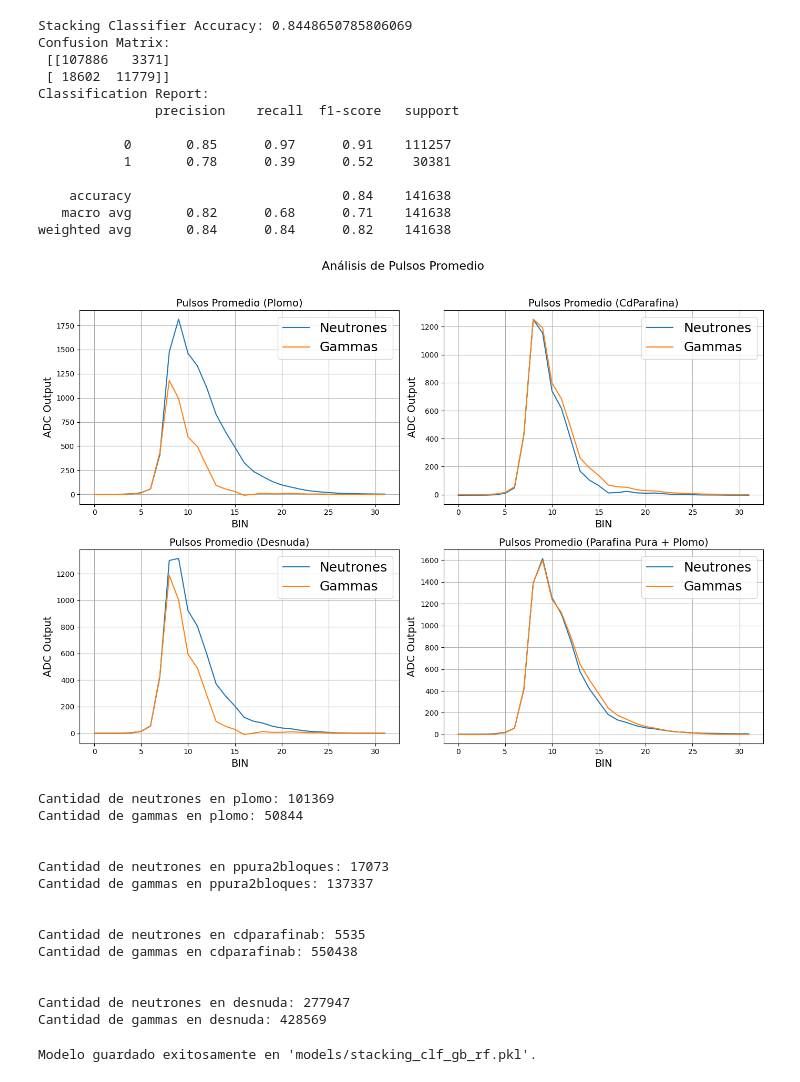
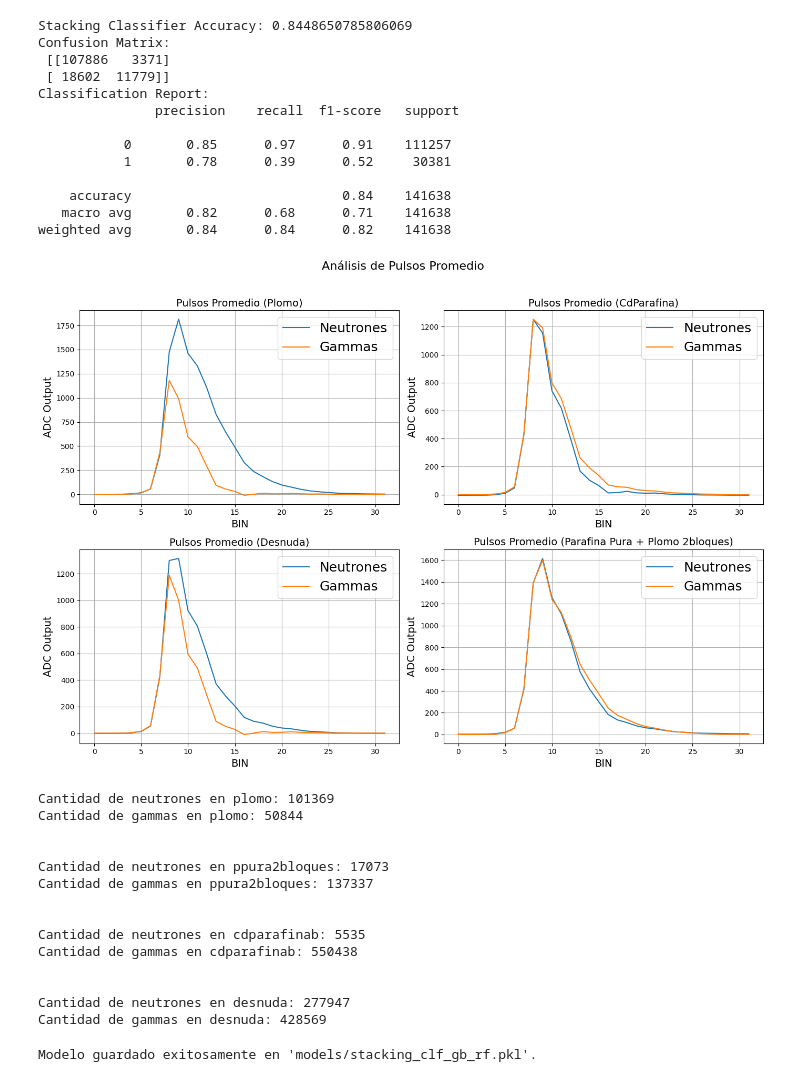
Before and after one commit to saisito/neutrones-gamma_classifier, a Jupyter notebook: process.ipynb, the cells around one changed output. Cells and saved outputs as stored; diff of their text form; code cells hidden in the pictures.

```diff
--- a/process.ipynb
+++ b/process.ipynb
@@ -446,7 +448,7 @@ def cargar_datos(neutrones_file, gamma_file):
         tuple: Una tupla que contiene los datos combinados y las etiquetas correspondientes.
             - data (ndarray): Un array numpy que contiene los datos combinados de neutrones y gamma.
             - labels (ndarray): Un array numpy que contiene las etiquetas correspondientes a los datos.
-                1 representa neutrones y 0 representa gamma en gamma_neutrones_pulsos.
+                1 representa neutrones y 0 representa gamma.
     """
     neutrones_pulsos = np.loadtxt(neutrones_file, delimiter=',')
     gamma_pulsos = np.loadtxt(gamma_file, delimiter=',')
@@ -544,44 +546,43 @@ neutron_pulses_cdb, gamma_pulses_cdb = load_and_predict(cdparafinab_file, best_m
 
 neutron_pulses_ppura2bloques, gamma_pulses_ppura2bloques = load_and_predict(ppura2bloques_file, best_model, scaler)
 
-# Crear subplots con 2 filas y 2 columnas
 fig, axes = plt.subplots(nrows=2, ncols=2, figsize=(14, 10))
 
 # Subplots
 plot_pulse_average(axes[0, 0], neutron_pulses_plomo, 'Pulsos Promedio (Plomo)', 'Neutrones')
 plot_pulse_average(axes[0, 0], gamma_pulses_plomo, 'Pulsos Promedio (Plomo)', 'Gammas')
 
 plot_pulse_average(axes[0, 1], neutron_pulses_cdb, 'Pulsos Promedio (CdParafina)', 'Neutrones')
 plot_pulse_average(axes[0, 1], gamma_pulses_cdb, 'Pulsos Promedio (CdParafina)', 'Gammas')
 
 plot_pulse_average(axes[1, 0], neutron_pulses_desnuda, 'Pulsos Promedio (Desnuda)', 'Neutrones')
 plot_pulse_average(axes[1, 0], gamma_pulses_desnuda, 'Pulsos Promedio (Desnuda)', 'Gammas')
 
-plot_pulse_average(axes[1, 1], neutron_pulses_ppura2bloques, 'Pulsos Promedio (Parafina Pura + Plomo)', 'Neutrones')
-plot_pulse_average(axes[1, 1], gamma_pulses_ppura2bloques, 'Pulsos Promedio (Parafina Pura + Plomo)', 'Gammas')
+plot_pulse_average(axes[1, 1], neutron_pulses_ppura2bloques, 'Pulsos Promedio (Parafina Pura + Plomo 2bloques)', 'Neutrones')
+plot_pulse_average(axes[1, 1], gamma_pulses_ppura2bloques, 'Pulsos Promedio (Parafina Pura + Plomo 2bloques)', 'Gammas')
 
-# Título principal
+
 fig.suptitle('Análisis de Pulsos Promedio', fontsize=16)
 
 # Ajustar el layout para que los subplots no se superpongan
 plt.tight_layout(rect=[0, 0, 1, 0.96])
 
 # Mostrar la gráfica
 plt.show()
 
 print(f'Cantidad de neutrones en plomo: {neutron_pulses_plomo.shape[0]}')
 print(f'Cantidad de gammas en plomo: {gamma_pulses_plomo.shape[0]}')
 print('\n')
 print(f'Cantidad de neutrones en ppura2bloques: {neutron_pulses_ppura2bloques.shape[0]}')
 print(f'Cantidad de gammas en ppura2bloques: {gamma_pulses_ppura2bloques.shape[0]}')
 print('\n')
 print(f'Cantidad de neutrones en cdparafinab: {neutron_pulses_cdb.shape[0]}')
 print(f'Cantidad de gammas en cdparafinab: {gamma_pulses_cdb.shape[0]}')
 print('\n')
 print(f'Cantidad de neutrones en desnuda: {neutron_pulses_desnuda.shape[0]}')
 print(f'Cantidad de gammas en desnuda: {gamma_pulses_desnuda.shape[0]}')
 # %% [output]
-[figure, old version]
+[figure, new version]
 Cantidad de neutrones en plomo: 101369
 Cantidad de gammas en plomo: 50844
 
```
Also changed, not shown: parts of 25 cells of this notebook.
